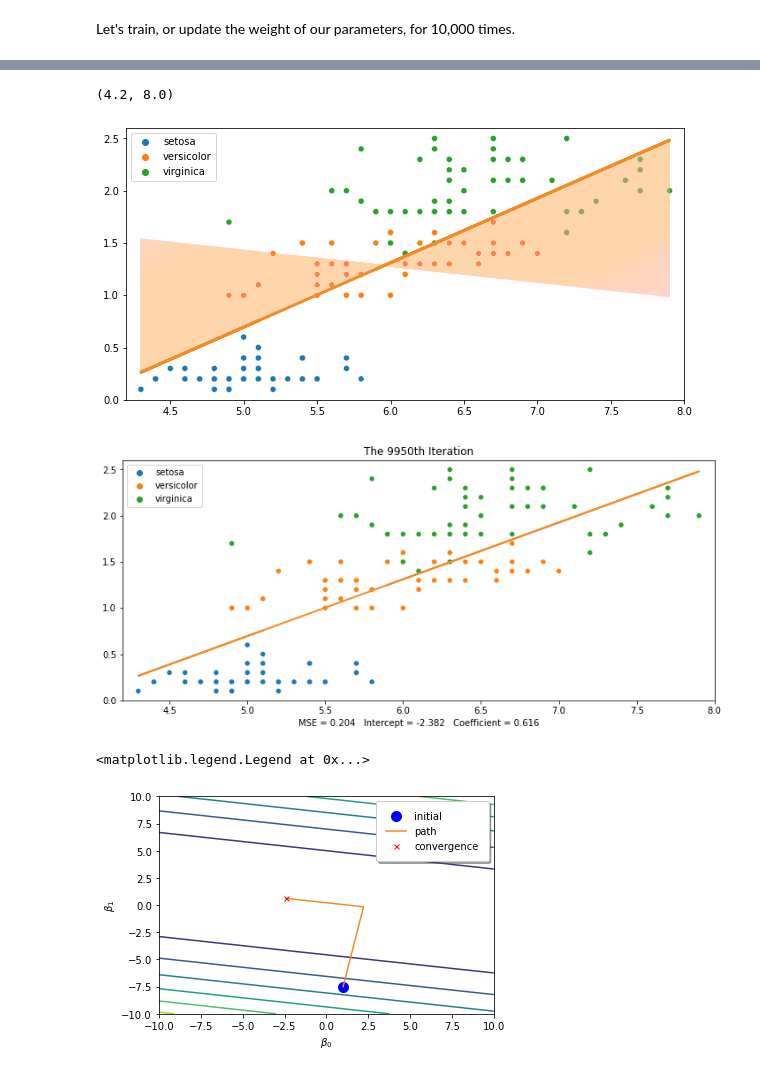
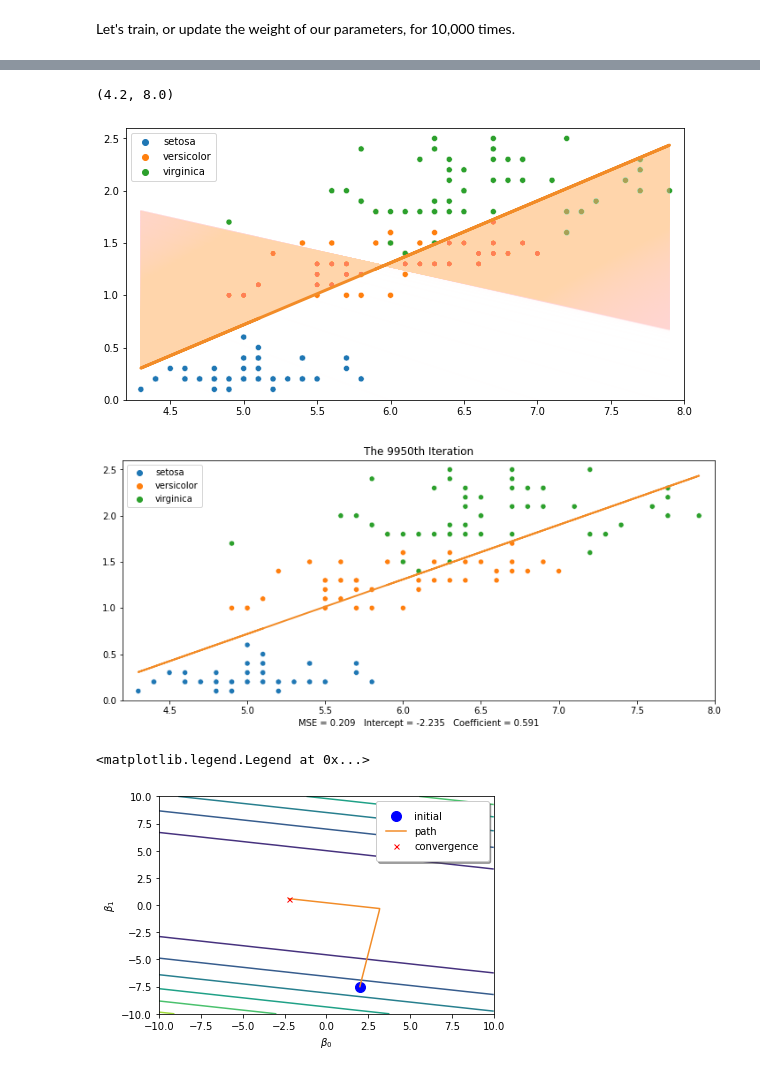
Before and after one commit to bsraya/optimization-algorithms, a Jupyter notebook: bgd.ipynb, the cells around one changed output, grey strips where cells are left out. Cells and saved outputs as stored; diff of their text form; code cells hidden in the pictures.

```diff
--- a/bgd.ipynb
+++ b/bgd.ipynb
@@ -66,8 +66,7 @@ def predict(intercept, coefficient, dataset):
     return np.array([intercept + coefficient * x for x in dataset])
 
 def gd(x, y, epochs, df, alpha = 0.01):
-    intercept = 1.0
-    coefficient = -7.5
+    intercept, coefficient = 2.0, -7.5
     predictions = predict(intercept, coefficient, x)
     sum_error = np.sum((predictions - y) ** 2) / (2 * len(x))
     df.loc[0] = [intercept, coefficient, sum_error]
@@ -79,9 +78,15 @@ def gd(x, y, epochs, df, alpha = 0.01):
         coefficient = coefficient - alpha * b1_error
         sum_error = sum_error + np.sum((predictions - y) ** 2) / (2 * len(x))
         df.loc[epoch] = [intercept, coefficient, sum_error]
+        sum_error = 0
     return df
 # %% [markdown]
 Let's train, or update the weight of our parameters, for 10,000 times.
 # %%
+epochs = 10000
+total = epochs - 1
+half = int(epochs / 2) - 1
+quarter = int(epochs / 4) - 1
+
 gd_loss = pd.DataFrame(columns=['intercept', 'coefficient', 'sum_error'])
-gd_loss = gd(sepal_length, petal_width, epochs = 10000, df = gd_loss)
+gd_loss = gd(sepal_length, petal_width, epochs = epochs, df = gd_loss)
@@ -145,35 +129,35 @@ plt.legend(fancybox=True, framealpha=1, shadow=True, borderpad=1)
 # %%
 plt.figure(figsize=(10,5))
 
 sns.scatterplot(
     x = sepal_length,
     y = petal_width,
     hue = species_names
 )
 
-for i in range(0, 9999):
+for i in range(0, epochs-1):
     plt.plot(
         sepal_length,
         gd_loss['intercept'].loc[i] + gd_loss['coefficient'].loc[i] * sepal_length,
         color = '#ffd5ab',
         linestyle = '-',
         lw = 1,
         alpha = 0.01
     )
 
 plt.plot(
     sepal_length,
-    gd_loss['intercept'].loc[9999] + gd_loss['coefficient'].loc[9999] * sepal_length,
+    gd_loss['intercept'].loc[epochs-1] + gd_loss['coefficient'].loc[epochs-1] * sepal_length,
     color = '#f28c28',
     lw = 3,
     linestyle = '-'
 )
 
 plt.ylim(0, max(petal_width) + 0.1)
 plt.xlim(min(sepal_length) - 0.1, max(sepal_length) + 0.1)
 # %% [output]
 (4.2, 8.0)
-[figure, old version]
+[figure, new version]
 # %%
 fig, ax = plt.subplots(figsize=(12,5))
 plt.xlim(min(sepal_length) - 0.1, max(sepal_length) + 0.1)
@@ -201,7 +185,7 @@ def update(frame_num):
     plt.xlabel(f"MSE = {mean_squared_error(regline, petal_width):.3f}   Intercept = {gd_loss['intercept'].loc[frame_num]:.3f}   Coefficient = {gd_loss['coefficient'].loc[frame_num]:.3f}")
     return line, ax
 
-anim = FuncAnimation(fig, update, repeat = True, frames=np.arange(0, 10000, 50), interval=10)
+anim = FuncAnimation(fig, update, repeat = True, frames=np.arange(0, epochs, 50), interval=10)
 anim.save(
     './bgd.gif',
     writer = PillowWriter(fps=60),
@@ -209,7 +193,7 @@ anim.save(
 )
 plt.show()
 # %% [output]
-[figure, old version]
+[figure, new version]
 # %%
 intercepts = np.linspace(-10, 10, 50)
 coefficients = np.linspace(-10, 10, 50)
@@ -253,4 +237,4 @@ plt.plot(
 plt.legend(fancybox=True, framealpha=1, shadow=True, borderpad=1)
 # %% [output]
 <matplotlib.legend.Legend at 0x...>
-[figure, old version]
+[figure, new version]
```
Also changed, not shown: parts of 6 cells of this notebook.
